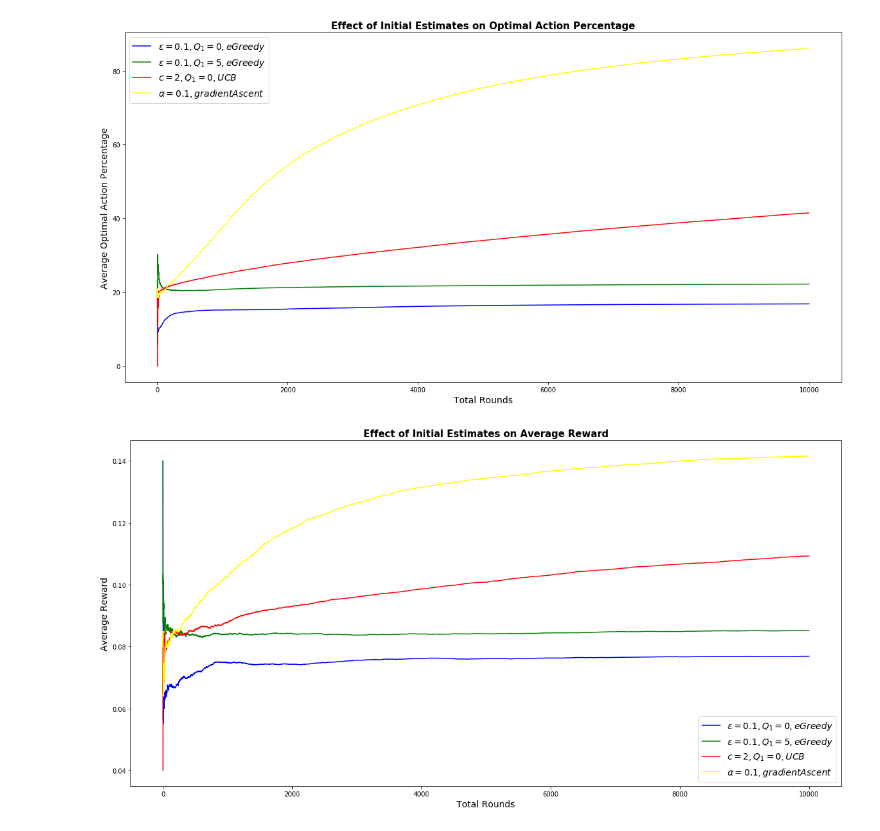
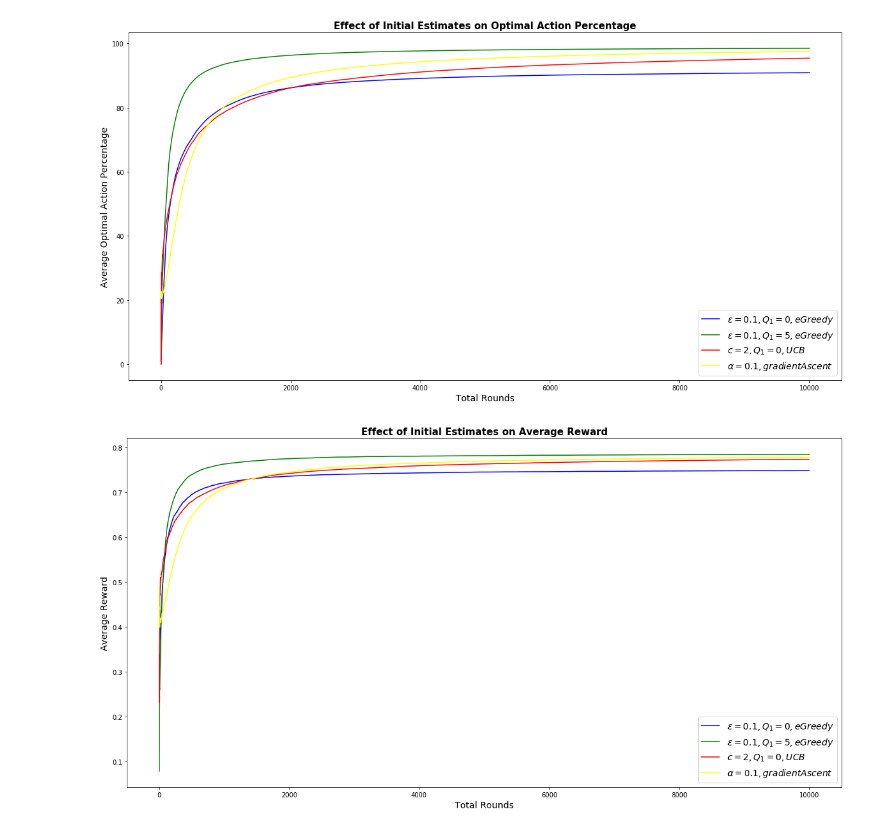
Before and after one commit to abdullahkhan93/Multi-Armed-Bandit, a Jupyter notebook: eGreedyv9_UCBv6_gAscentv5.ipynb, the cells around one changed output. Saved outputs shown, nothing was run; the diff lists cells and outputs as text; code cells hidden in the pictures.

Commit message:
Fixed problems and changed reward probabilities.

```diff
--- a/eGreedyv9_UCBv6_gAscentv5.ipynb
+++ b/eGreedyv9_UCBv6_gAscentv5.ipynb
@@ -10,7 +10,13 @@ def eGreedy(k, rounds, epsilon, rewards, initialQ):
     # Cumulative reward for each bandit/website
     TR = np.zeros(k)
     # Counts for each bandit/website being chosen
-    n = np.zeros(k)
+    # Flag for optimistic case
+    flag = False
+    if initialQ == 0:
+        n = np.zeros(k)
+    else:
+        n = np.ones(k)
+        flag = True
     # Reward probability for each bandit (Real values unknown to the learner)
     rewardProb = rewards
     # Percentages of choice of optimal action after each round
@@ -18,7 +24,7 @@ def eGreedy(k, rounds, epsilon, rewards, initialQ):
     # Average of total reward
     avgReward = np.zeros(rounds)
     for i in range(rounds):
-        if i == 0:
+        if i == 0 and epsilon == 0:
             # First trail/iteration
             index = np.random.choice(k)
         else:
@@ -39,13 +45,16 @@ def eGreedy(k, rounds, epsilon, rewards, initialQ):
         R[index] = reward
         # Calculate new estimate and cumulative reward for the bandit
         # Formula: Q_n+1 = Q_n + [R_n - Q_n] * (1 / n)
-        Q[index] = Q[index] + (R[index] - Q[index]) / (i + 1)
+        Q[index] = Q[index] + (R[index] - Q[index]) / n[index]
         # Update values for the bandit/website
         TR[index] += R[index]
         # Save ratio of optimal action being selected at each round to the total rounds that have taken place
-        optimalActionRatio[i] = (n[np.argmax(rewardProb)] / (i + 1))
+        if flag == True:
+            optimalActionRatio[i] = ((n[np.argmax(rewardProb)] - 1) / (i + 1))
+        else:
+            optimalActionRatio[i] = (n[np.argmax(rewardProb)] / (i + 1))
         # Update average reward
-        avgReward[i] = (np.sum(TR) / (i + 1))
+        avgReward[i] = (np.sum(TR) / np.sum(n))
     return Q, n, TR, optimalActionRatio, avgReward
 
 
@@ -54,6 +63,8 @@ def UCB(k, rounds, c, rewards, initialQ):
     Q = np.full(k, initialQ, dtype = float)
     # Reward at specific trial 'n' for each bandit
     R = np.full(k, -1)
+    # UCB value storage
+    A = np.zeros(k)
     # Cumulative reward for each bandit/website
     TR = np.zeros(k)
     # Counts for each bandit/website being chosen
@@ -72,19 +83,16 @@ def UCB(k, rounds, c, rewards, initialQ):
             # Index is used for choosing a specific bandit/website out of the available options
             index = maxIndex[0]
         else:
-            # Storage of UCB values for selecting best arm
-            A = np.zeros(k)
-            A = Q + c * np.sqrt(np.log(i + 1) / n)
+            A = Q + np.sqrt(c * np.log(i + 1) / n)
             index = np.argmax(A)
-        # Update the count for the chosen bandit
-        n[index] += 1
         # Reward = 1 if random number > bandit reward probability else 0
         reward = np.random.binomial(1, p = rewardProb[index])
         R[index] = reward
-        # Formula: Q_n+1 = Q_n + [R_n - Q_n] * (1 / n)
-        Q[index] = Q[index] + (R[index] - Q[index])  / (i + 1)
-        # Update values for the bandit/website
         TR[index] += R[index]
+        # Update the count for the chosen bandit
+        n[index] += 1
+        # Average reward
+        Q[index] = TR[index] / n[index]
         # Save ratio of optimal action being selected at each round to the total rounds that have taken place
         optimalActionRatio[i] = (n[np.argmax(rewardProb)] / (i + 1))
         # Update average reward
@@ -137,12 +145,11 @@ def gradientAscent(k, rounds, rewards, alpha):
 experiments = 100
 
 # Variables for experiment 1 setting (eGreedy)
-rewards = [0.045, 0.12, 0.077, 0.012, 0.15]
+rewards = [0.32, 0.113, 0.587, 0.245, 0.788]
 epsilon = 0.1
 initialQ = 0
 rounds = 10000
 k = 5
-alpha = 0.1
 
 cumulativeRatios1 = np.zeros(rounds)
 cumulativeAvgRewards1 = np.zeros(rounds)
@@ -168,7 +175,7 @@ for i in range (experiments):
     cumulativeAvgRewards2 = np.add(cumulativeAvgRewards2, avgRew2)
 
 avgPercentage2 = (cumulativeRatios2 / experiments) * 100
-avgRewards2 =  cumulativeAvgRewards2 / experiments
+avgRewards2 = cumulativeAvgRewards2 / experiments
 
 # Variables for experiment setting 3 (UCB)
 c = 2
@@ -186,6 +193,7 @@ avgPercentage3 = (cumulativeRatios3 / experiments) * 100
 avgRewards3 =  cumulativeAvgRewards3 / experiments
 
 # Variables for experiment setting 4 (gradientAscent)
+alpha = 0.1
 
 cumulativeRatios4 = np.zeros(rounds)
 cumulativeAvgRewards4 = np.zeros(rounds)
@@ -196,32 +204,32 @@ for i in range (experiments):
     cumulativeAvgRewards4 = np.add(cumulativeAvgRewards4, avgRew4)
 
 avgPercentage4 = (cumulativeRatios4 / experiments) * 100
 avgRewards4 =  cumulativeAvgRewards4 / experiments
 
 # Comparison of Optimal Action percentage for the four experiment environments
 steps = np.arange(1, rounds + 1, 1)
 plt.figure(figsize = (20, 10))
 plt.plot(steps, avgPercentage1, color = "blue", label = r'$\varepsilon = 0.1, Q_1 = 0, eGreedy$')
 plt.plot(steps, avgPercentage2, color = "green", label = r'$\varepsilon = 0.1, Q_1 = 5, eGreedy$')
 plt.plot(steps, avgPercentage3, color = "red", label = r'$c = 2, Q_1 = 0, UCB$')
 plt.plot(steps, avgPercentage4, color = "yellow", label = r'$\alpha = 0.1, gradientAscent$')
 plt.xlabel("Total Rounds", fontsize = 14)
 plt.ylabel("Average Optimal Action Percentage", fontsize = 14)
 plt.title(f"Effect of Initial Estimates on Optimal Action Percentage", fontsize = 15, fontweight = "bold")
 plt.legend(fontsize = 14)
 plt.savefig("OptActionPercentage.png")
 
 # Comparison of Average Reward for the four experiment environments
 plt.figure(figsize = (20, 10))
 plt.plot(steps, avgRewards1, color = "blue", label = r'$\varepsilon = 0.1, Q_1 = 0, eGreedy$')
 plt.plot(steps, avgRewards2, color = "green", label = r'$\varepsilon = 0.1, Q_1 = 5, eGreedy$')
 plt.plot(steps, avgRewards3, color = "red", label = r'$c = 2, Q_1 = 0, UCB$')
 plt.plot(steps, avgRewards4, color = "yellow", label = r'$\alpha = 0.1, gradientAscent$')
 plt.xlabel("Total Rounds", fontsize = 14)
 plt.ylabel("Average Reward", fontsize = 14)
 plt.title(f"Effect of Initial Estimates on Average Reward", fontsize = 15, fontweight = "bold")
 plt.legend(fontsize = 14)
 plt.savefig("AvgReward.png")
 # %% [output]
-[figure, old version]
+[figure, new version]
-[figure, old version]
+[figure, new version]
```
Also changed, not shown: 2 other files.
